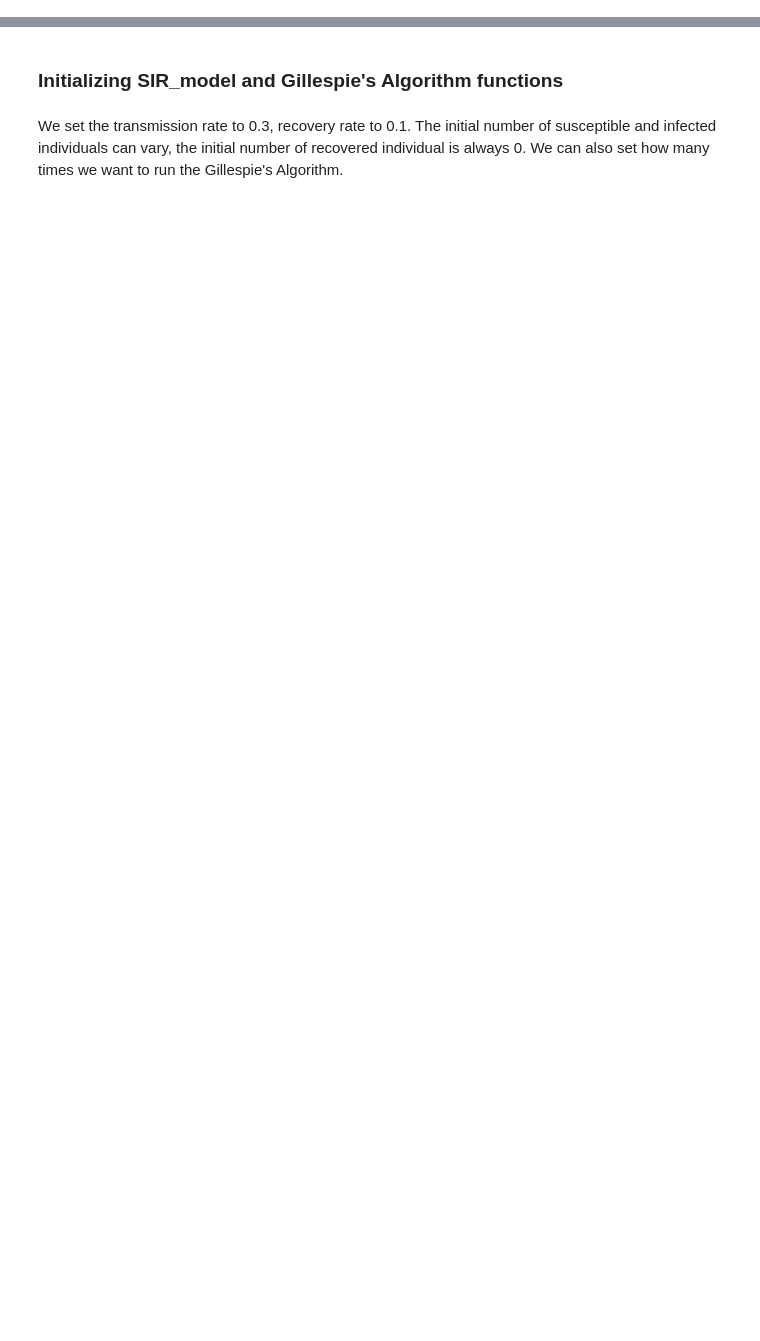
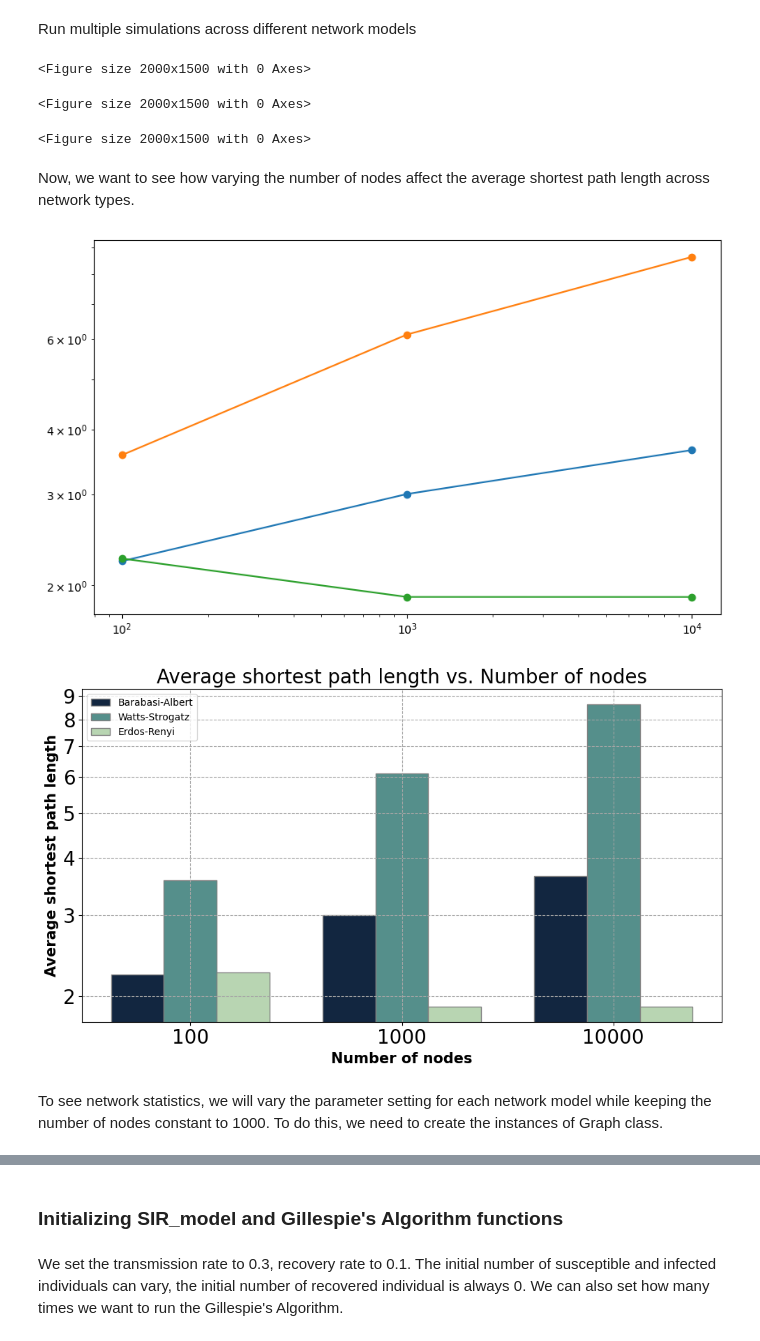
Before and after one commit to nabilasiregar/EpiModel, a Jupyter notebook: Battaglini-Fischer_15020118_Siregar_1486305_assignment2.ipynb, the cells around one changed output, grey strips where cells are left out. Saved outputs shown, nothing was run; the diff lists cells and outputs as text; code cells hidden in the pictures; blank space fills up the shorter version.

```diff
--- a/Battaglini-Fischer_15020118_Siregar_1486305_assignment2.ipynb
+++ b/Battaglini-Fischer_15020118_Siregar_1486305_assignment2.ipynb
@@ -2,0 +176,2 @@ Import packages for Problem 1
+# %% [markdown]
+Run multiple simulations across different network models
@@ -2,0 +190,68 @@ Import packages for Problem 1
+# %%
+run_simulation(infection_rate, recovery_rate, fraction, ba_graph, 'BA')
+run_simulation(infection_rate, recovery_rate, fraction, ws_graph, 'WS')
+run_simulation(infection_rate, recovery_rate, fraction, er_graph, 'ER')
+# %% [output]
+<Figure size 2000x1500 with 0 Axes>
+<Figure size 2000x1500 with 0 Axes>
+<Figure size 2000x1500 with 0 Axes>
+# %% [markdown]
+Now, we want to see how varying the number of nodes affect the average shortest path length across network types.
+# %%
+def compute_average_shortest_path_length(N):
+    graph = Graph(num_of_nodes=N)
+
+    ba_graph = graph.barabasi_albert(num_of_edges=5)
+    ws_graph = graph.watts_strogatz(k_nearest_neighbors=6, rewiring_probability=0.1)
+    er_graph = graph.erdos_renyi(edge_creation_probability=0.1)
+
+    ba_avg_len = nx.average_shortest_path_length(ba_graph)
+    ws_avg_len = nx.average_shortest_path_length(ws_graph)
+    er_avg_len = nx.average_shortest_path_length(er_graph)
+
+    return ba_avg_len, ws_avg_len, er_avg_len
+# %%
+N_values = [100, 1000, 10000]
+
+ba_results = []
+ws_results = []
+er_results = []
+
+for N in N_values:
+    ba_len, ws_len, er_len = compute_average_shortest_path_length(N)
+    ba_results.append(ba_len)
+    ws_results.append(ws_len)
+    er_results.append(er_len)
+
+
+plt.figure(figsize=(10,6))
+plt.loglog(N_values, ba_results, 'o-', label='Barabási-Albert')
+plt.loglog(N_values, ws_results, 'o-', label='Watts-Strogatz')
+plt.loglog(N_values, er_results, 'o-', label='Erdős–Rényi')
+
+bar_width = 0.25
+r1 = np.arange(len(N_values))
+r2 = [x + bar_width for x in r1]
+r3 = [x + bar_width for x in r2]
+
+plt.figure(figsize=(10,6))
+
+plt.bar(r1, ba_results, color='#122640', width=bar_width, edgecolor='grey', label='Barabasi-Albert', log=True)
+plt.bar(r2, ws_results, color='#558F8B', width=bar_width, edgecolor='grey', label='Watts-Strogatz', log=True)
+plt.bar(r3, er_results, color='#B8D5B2', width=bar_width, edgecolor='grey', label='Erdos-Renyi', log=True)
+
+plt.xlabel('Number of nodes', fontweight='bold', fontsize=15)
+plt.xticks([r + bar_width for r in range(len(ba_results))], ['100', '1000', '10000'])
+plt.ylabel('Average shortest path length', fontweight='bold', fontsize=15)
+plt.yticks([2, 3, 4, 5, 6, 7, 8, 9], ['2', '3', '4', '5', '6', '7', '8', '9'])
+plt.tick_params(axis='both', which='major', labelsize=20)
+plt.title('Average shortest path length vs. Number of nodes', fontsize=20)
+plt.legend()
+plt.grid(True, which="both", ls="--", c='0.65')
+plt.tight_layout()
+plt.savefig('./assets/stats_avg_shortest_path_length.png')
+# %% [output]
+[figure, added]
+[figure, added]
+# %% [markdown]
+To see network statistics, we will vary the parameter setting for each network model while keeping the number of nodes constant to 1000. To do this, we need to create the instances of Graph class.
```
Also changed, not shown: parts of 34 cells of this notebook.
